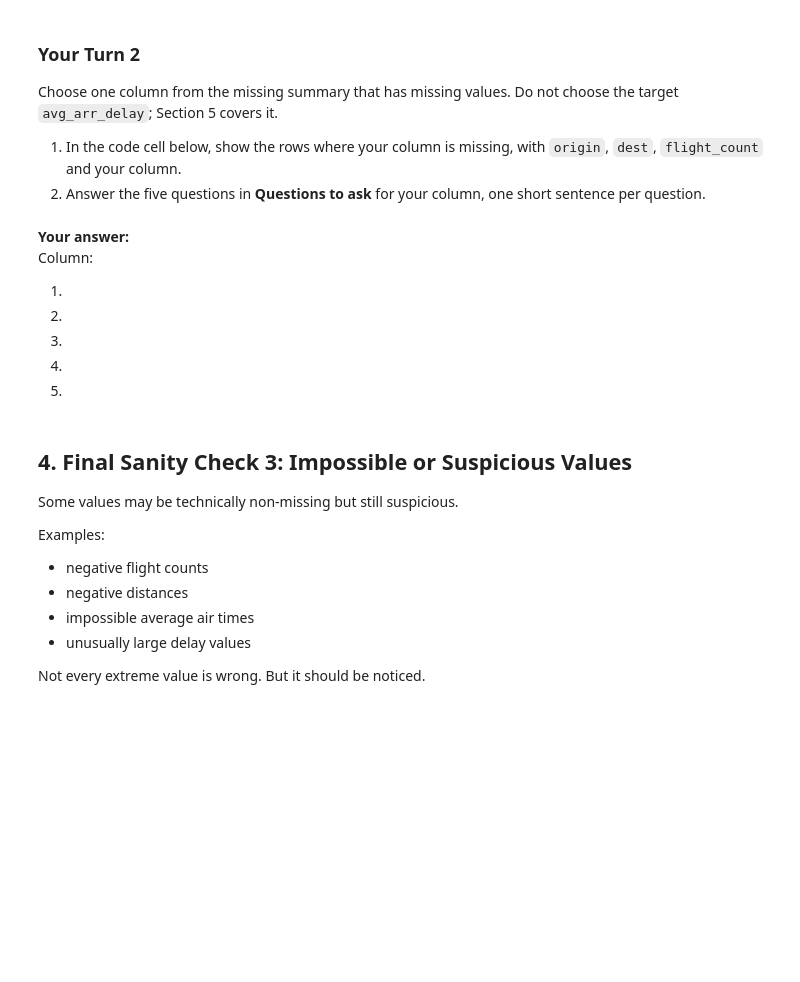
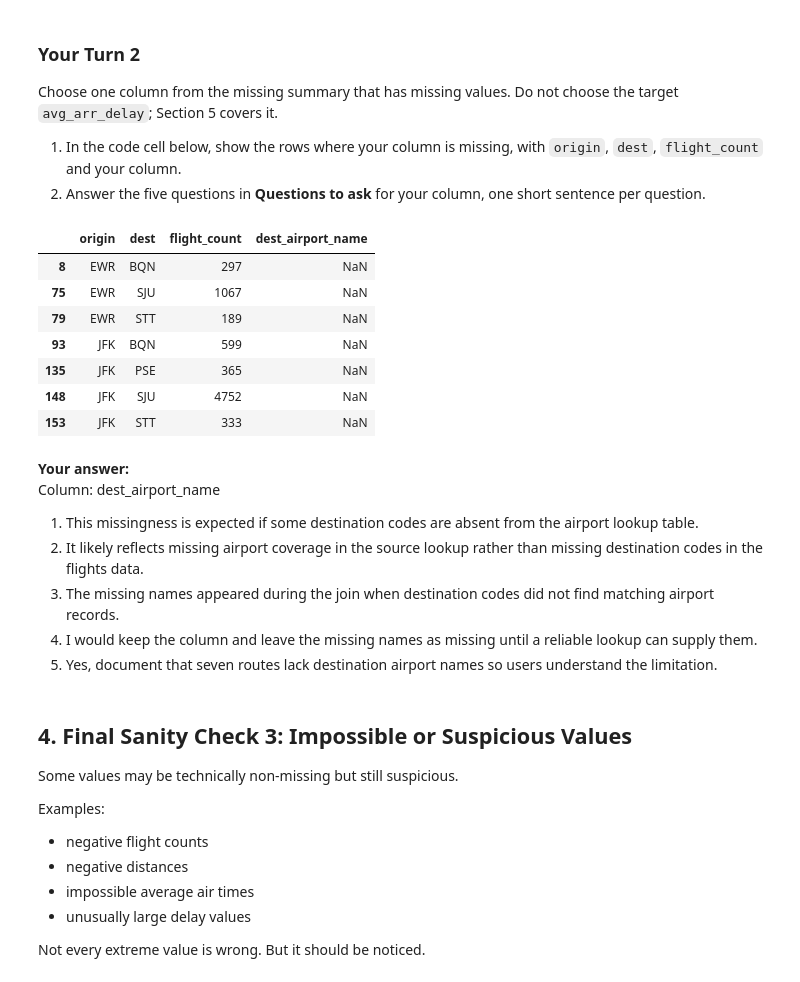
Before and after one commit to Shwesein/ban6003-module11-shwesein, a Jupyter notebook: notebooks/module11_abt_documentation_guided_lab.ipynb, the cells around one changed output. Saved outputs shown, nothing was run; the diff lists cells and outputs as text; code cells hidden in the pictures; blank space fills up the shorter version.

Commit message:
Complete Module 11 ABT documentation lab

```diff
--- a/notebooks/module11_abt_documentation_guided_lab.ipynb
+++ b/notebooks/module11_abt_documentation_guided_lab.ipynb
@@ -191,16 +240,28 @@ Choose one column from the missing summary that has missing values. Do not choos
 # %%
 # Your Turn 2
 # Replace your_column with the column you chose, then show its missing rows.
 # Hint: route_abt[route_abt["your_column"].isna()][["origin", "dest", "flight_count", "your_column"]]
+route_abt[route_abt["dest_airport_name"].isna()][
+    ["origin", "dest", "flight_count", "dest_airport_name"]
+]
+# %% [output]
+|  | origin | dest | flight_count | dest_airport_name |
+| 8 | EWR | BQN | 297 | NaN |
+| 75 | EWR | SJU | 1067 | NaN |
+| 79 | EWR | STT | 189 | NaN |
+| 93 | JFK | BQN | 599 | NaN |
+| 135 | JFK | PSE | 365 | NaN |
+| 148 | JFK | SJU | 4752 | NaN |
+| 153 | JFK | STT | 333 | NaN |
 # %% [markdown]
 **Your answer:**
-Column:
+Column: dest_airport_name
 
-1.
-2.
-3.
-4.
-5.
+1. This missingness is expected if some destination codes are absent from the airport lookup table.
+2. It likely reflects missing airport coverage in the source lookup rather than missing destination codes in the flights data.
+3. The missing names appeared during the join when destination codes did not find matching airport records.
+4. I would keep the column and leave the missing names as missing until a reliable lookup can supply them.
+5. Yes, document that seven routes lack destination airport names so users understand the limitation.
 # %% [markdown]
 ## 4. Final Sanity Check 3: Impossible or Suspicious Values
 
```
Also changed, not shown: parts of 30 cells of this notebook.
